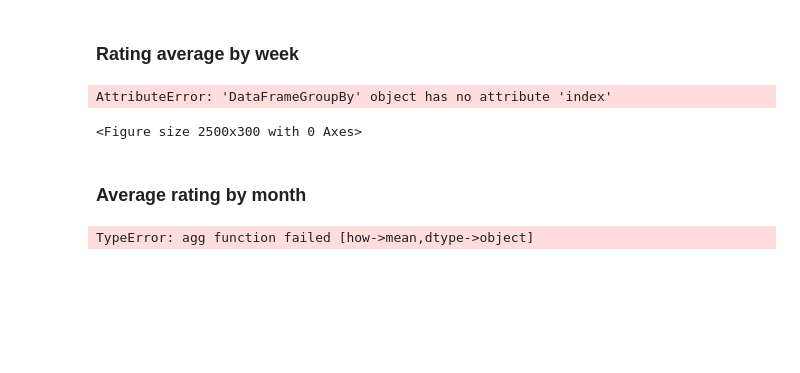
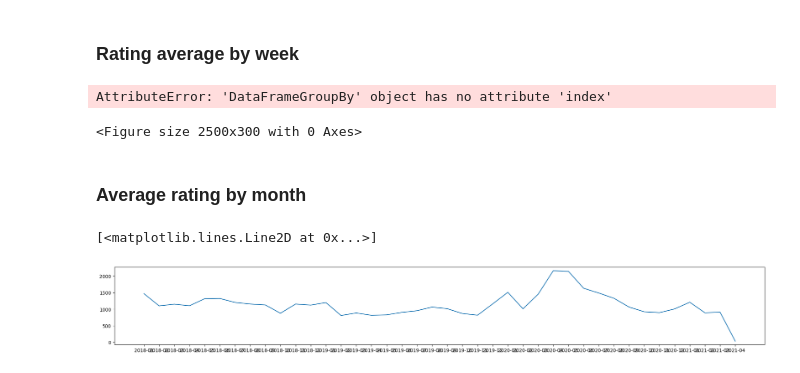
Before and after one commit to Macpdleonr/Python, a Jupyter notebook: Udemy/1Data Analysis and Visualization/Untitled.ipynb, the cells around one changed output. Saved outputs shown, nothing was run; the diff lists cells and outputs as text; code cells hidden in the pictures; blank space fills up the shorter version.

```diff
--- a/Udemy/1Data Analysis and Visualization/Untitled.ipynb
+++ b/Udemy/1Data Analysis and Visualization/Untitled.ipynb
@@ -48,9 +48,10 @@ AttributeError: 'DataFrameGroupBy' object has no attribute 'index'
 ### Average rating by month
 # %%
 data['Month'] = data['Timestamp'].dt.strftime('%Y-%m')
-month_average = data.groupby(['Month']).mean()
+month_average = data.groupby(['Month']).count()
 
 plt.figure(figsize=(25,3))
 plt.plot(month_average.index, month_average['Rating'])
 # %% [output]
-TypeError: agg function failed [how->mean,dtype->object]
+[<matplotlib.lines.Line2D at 0x...>]
+[figure, added]
```
Also changed, not shown: parts of 5 cells of this notebook.
